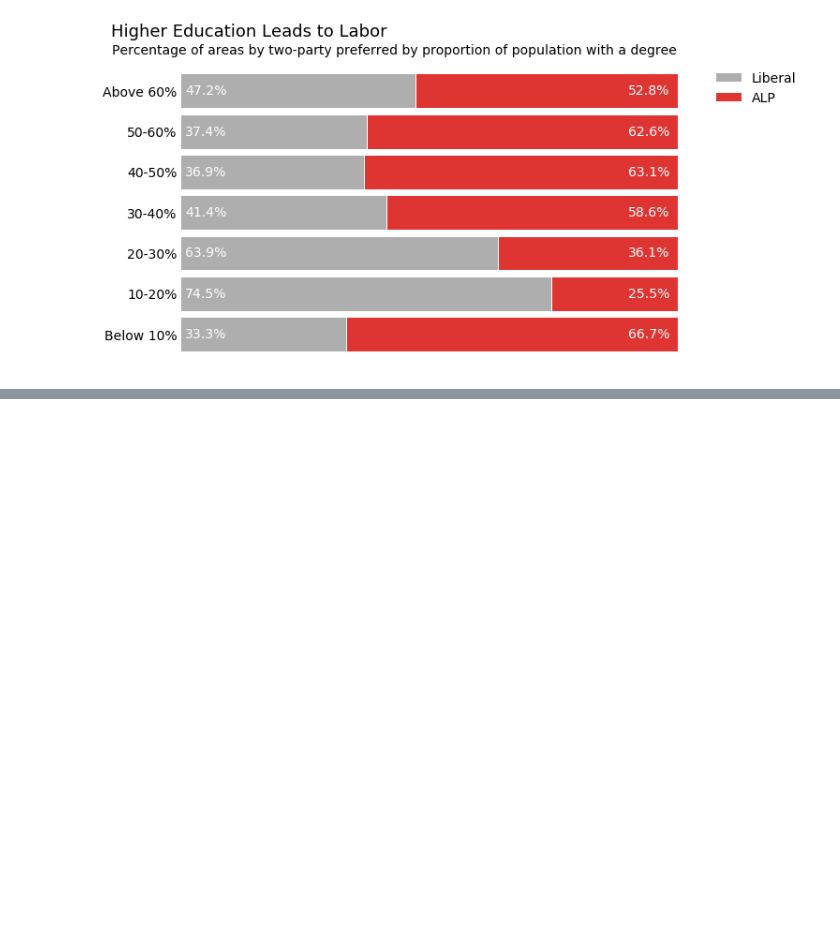
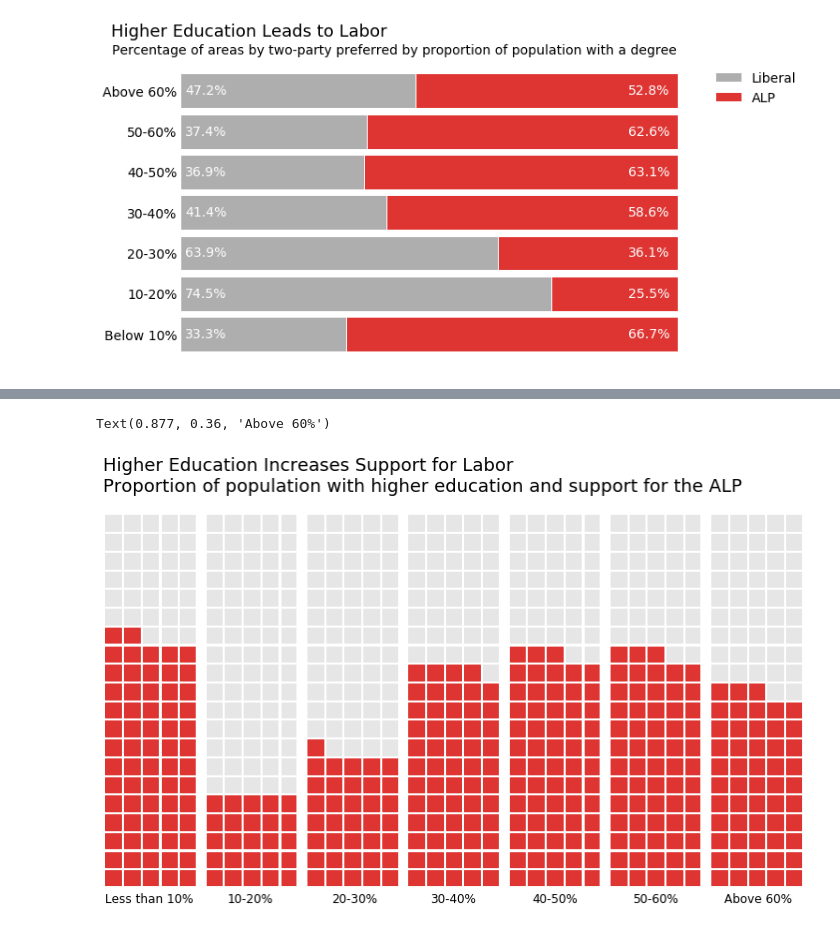
Before and after one commit to will-kent/Python, a Jupyter notebook: Data Visualisation/Federal Election 2019/Jupyter Notebooks/Education_Level.ipynb, the cells around one changed output, grey strips where cells are left out. Cells and saved outputs as stored; diff of their text form; code cells hidden in the pictures; blank space fills up the shorter version.

```diff
--- a/Data Visualisation/Federal Election 2019/Jupyter Notebooks/Education_Level.ipynb
+++ b/Data Visualisation/Federal Election 2019/Jupyter Notebooks/Education_Level.ipynb
@@ -102,0 +180,69 @@ fig.savefig("higher_ed.png", dpi = 300, bbox_inches = "tight")
+# %%
+fig = plt.figure(
+    FigureClass=Waffle,
+    plots={
+        '171': {
+            'values': [67,33],
+            #'labels': ["ALP","Liberal"],
+            #'legend': {'loc': 'upper left', 'bbox_to_anchor': (1.05, 1), 'fontsize': 8},
+            'vertical': True
+        },
+        '172': {
+            'values': [25,75],
+            #'labels': ["ALP","Liberal"],
+            #'legend': {'loc': 'upper left', 'bbox_to_anchor': (1.05, 1), 'fontsize': 8},
+            #'vertical': True
+        },
+        '173': {
+            'values': [36,64],
+            #'labels': ["ALP","Liberal"],
+            #'legend': {'loc': 'upper left', 'bbox_to_anchor': (1.05, 1), 'fontsize': 8},
+            #'vertical': True
+        },
+        '174': {
+            'values': [59,41],
+            #'labels': ["ALP","Liberal"],
+            #'legend': {'loc': 'upper left', 'bbox_to_anchor': (1.05, 1), 'fontsize': 8},
+            #'xlabel': {'xlabel': '30-40'}
+        },
+        '175': {
+            'values': [63,37],
+            #'labels': ["ALP","Liberal"],
+            #'legend': {'loc': 'upper left', 'bbox_to_anchor': (1.05, 1), 'fontsize': 8},
+            #'vertical': True
+        },
+        '176': {
+            'values': [63,37],
+            #'labels': ["ALP","Liberal"],
+            #'legend': {'loc': 'upper left', 'bbox_to_anchor': (1.05, 1), 'fontsize': 8},
+            #'vertical': True
+        },
+        '177': {
+            'values': [53,47],
+            #'labels': ["ALP","Liberal"],
+            #'legend': {'loc': 'upper left', 'bbox_to_anchor': (1.05, 1), 'fontsize': 8},
+            #'vertical': True
+        },
+    },
+    rows=20,
+    columns = 5,
+    vertical = True,
+    colors=("#DE3533","#e6e6e6"),  # Default argument values for subplots
+    figsize=(10, 20)  # figsize is a parameter of plt.figure
+)
+
+fig.suptitle("Higher Education Increases Support for Labor\nProportion of population with higher education and support for the ALP",
+             x = 0.012, y = 0.67, ha = "left", fontsize = 18)
+
+fig.text(x = 0.015, y = 0.36, s = "Less than 10%", fontsize = 12)
+fig.text(x = 0.185, y = 0.36, s = "10-20%", fontsize = 12)
+fig.text(x = 0.33, y = 0.36, s = "20-30%", fontsize = 12)
+fig.text(x = 0.468, y = 0.36, s = "30-40%", fontsize = 12)
+fig.text(x = 0.61, y = 0.36, s = "40-50%", fontsize = 12)
+fig.text(x = 0.75, y = 0.36, s = "50-60%", fontsize = 12)
+fig.text(x = 0.877, y = 0.36, s = "Above 60%", fontsize = 12)
+
+#fig.text(x = 0.2, y = 0.34, s = "Percent of population with a degree or post graduate degree", fontsize = 14)
+# %% [output]
+Text(0.877, 0.36, 'Above 60%')
+[figure, added]
```
Also changed, not shown: parts of 5 cells of this notebook, 5 other files.
